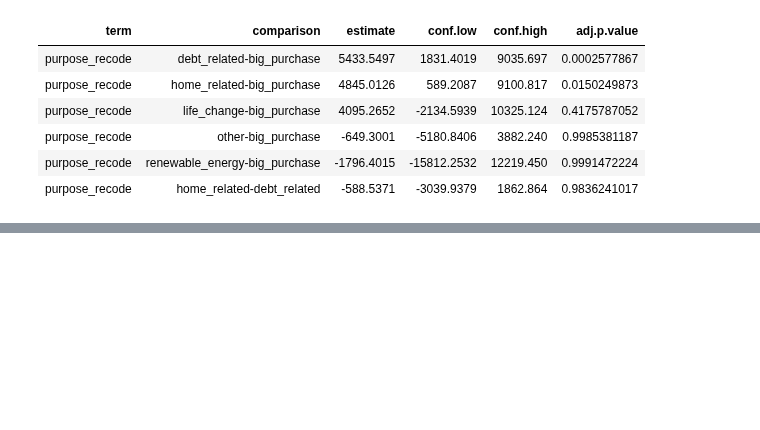
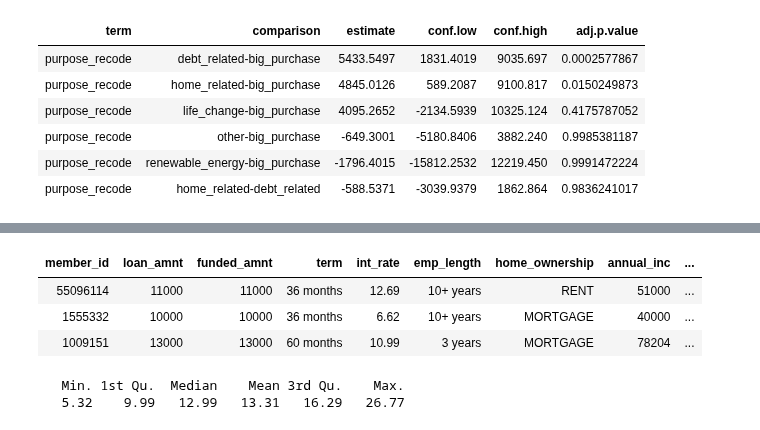
Before and after one commit to iamjz/R-Data, a Jupyter notebook: Design of Experiments.ipynb, the cells around one changed output, grey strips where cells are left out. Saved outputs shown, nothing was run; the diff lists cells and outputs as text; code cells hidden in the pictures; blank space fills up the shorter version.

```diff
--- a/Design of Experiments.ipynb
+++ b/Design of Experiments.ipynb
@@ -1253,0 +1306,12 @@ head(tidy(TukeyHSD(purpose_emp_aov, conf.level = 0.95)))
+# %%
+head(lendingclub, 3)
+# %% [output]
+| member_id | loan_amnt | funded_amnt | term | int_rate | emp_length | home_ownership | annual_inc | ... |
+| 55096114 | 11000 | 11000 | 36 months | 12.69 | 10+ years | RENT | 51000 | ... |
+| 1555332 | 10000 | 10000 | 36 months | 6.62 | 10+ years | MORTGAGE | 40000 | ... |
+| 1009151 | 13000 | 13000 | 60 months | 10.99 | 3 years | MORTGAGE | 78204 | ... |
+# %%
+summary(lendingclub$int_rate)
+# %% [output]
+   Min. 1st Qu.  Median    Mean 3rd Qu.    Max.
+   5.32    9.99   12.99   13.31   16.29   26.77
```
Also changed, not shown: parts of 19 cells of this notebook, 2 other files.
